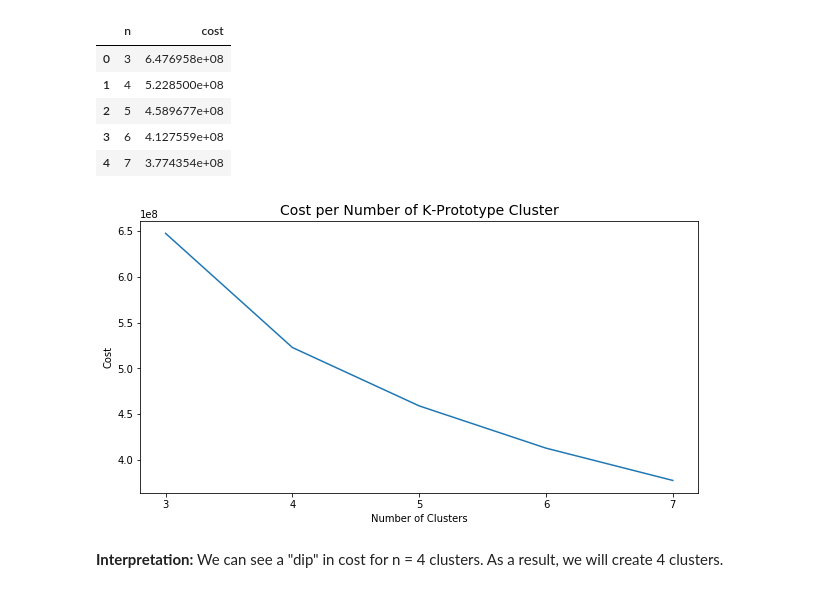
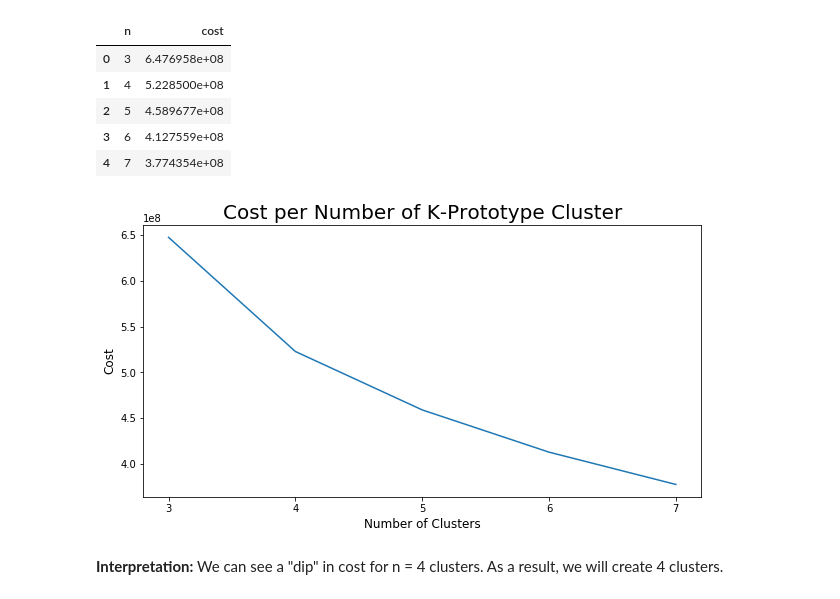
Before and after one commit to JulKelman/Predicting-Hotel-Bookings-Cancellation, a Jupyter notebook: code/Notebook 2.ipynb, the cells around one changed output. Drawn from its saved outputs; the diff is of its cells as text; code cells hidden in the pictures.

Commit message:
cluster EDA

```diff
--- a/code/Notebook 2.ipynb
+++ b/code/Notebook 2.ipynb
@@ -557,13 +562,13 @@ kproto_costs_df
 # %%
 # Visualizing the K-prototype costs:
 plt.figure(figsize=(10,5))
 plt.plot(kproto_costs_df['n'], kproto_costs_df['cost'])
 plt.xticks([3,4,5,6,7])
-plt.xlabel('Number of Clusters')
-plt.ylabel('Cost')
-plt.title('Cost per Number of K-Prototype Cluster', size=14);
+plt.xlabel('Number of Clusters', fontsize=12)
+plt.ylabel('Cost', size=12)
+plt.title('Cost per Number of K-Prototype Cluster', size=20);
 # %% [output]
-[figure, old version]
+[figure, new version]
 # %% [markdown]
 **Interpretation:** We can see a "dip" in cost for n = 4 clusters. As a result, we will create 4 clusters.
 # %%
```
Also changed, not shown: parts of 13 cells of this notebook.
